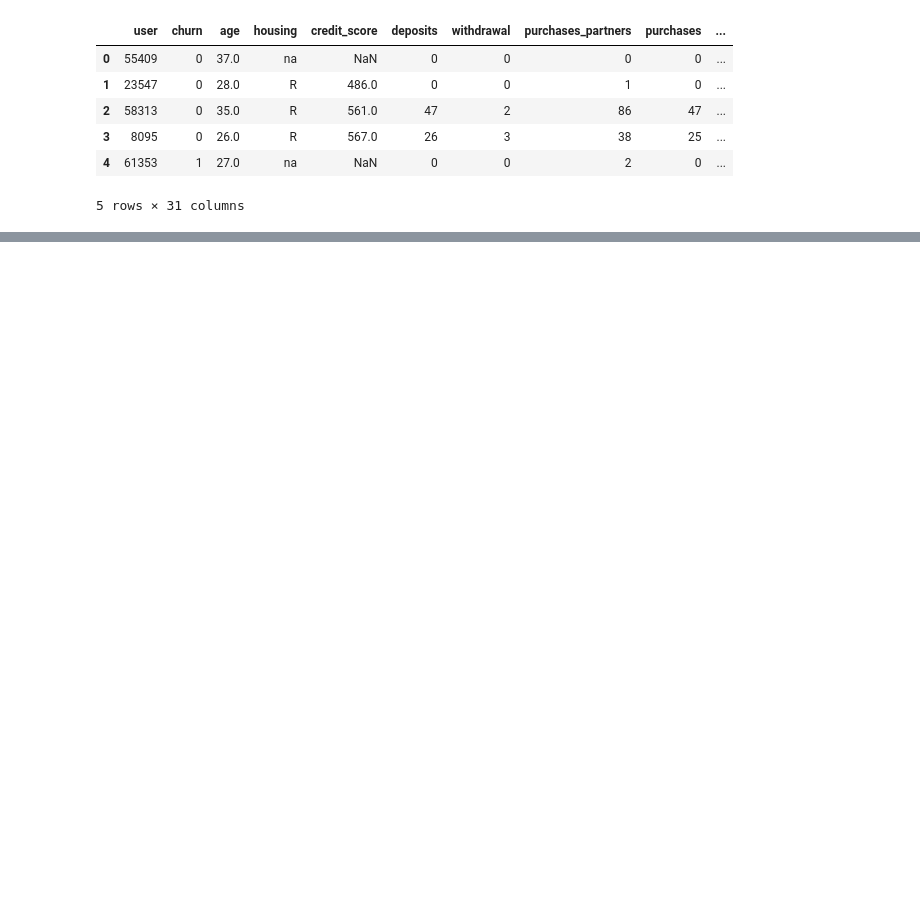
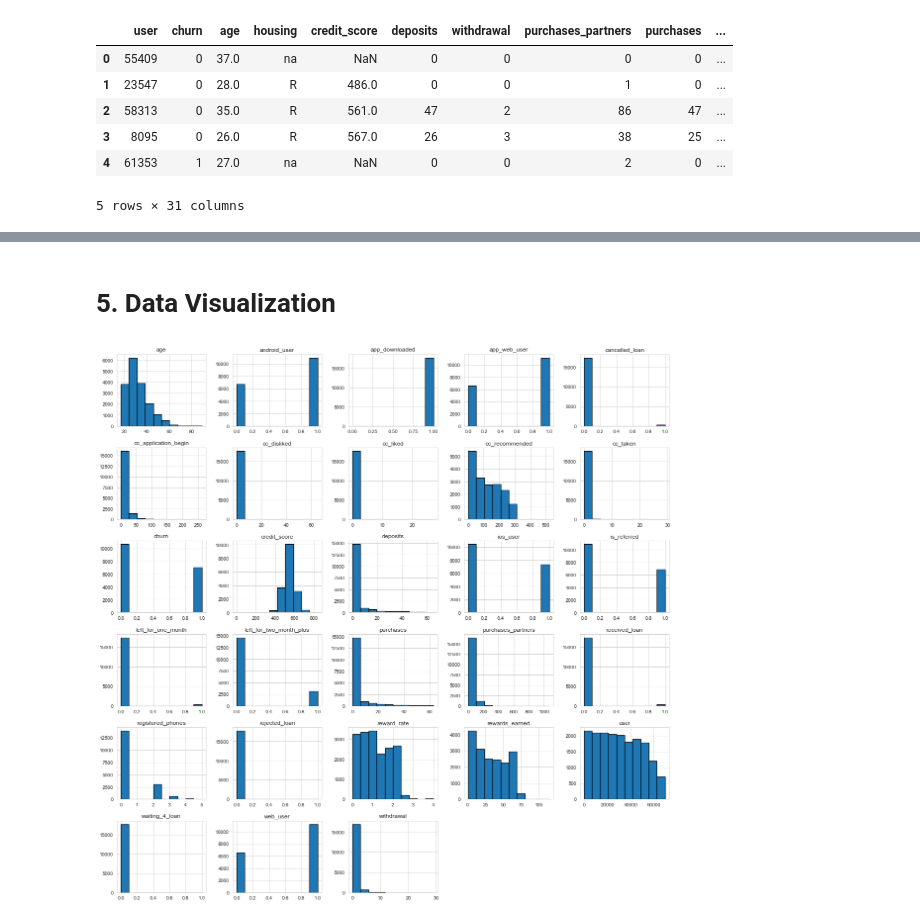
Before and after one commit to fares-ds/Minimizing-Churn-Rate-Through-Analysis-of-Financial-Habits, a Jupyter notebook: Minimizing Churn Rate Through Analysis of Financial Habits.ipynb, the cells around one changed output, grey strips where cells are left out. Cells and saved outputs as stored; diff of their text form; code cells hidden in the pictures; blank space fills up the shorter version.

Commit message:
Exploratory data analysis

```diff
--- a/Minimizing Churn Rate Through Analysis of Financial Habits.ipynb
+++ b/Minimizing Churn Rate Through Analysis of Financial Habits.ipynb
@@ -53,0 +125,3 @@ data.head()
+# %%
+data.dropna(inplace=True)
+data.shape
@@ -53,0 +170,6 @@ data.head()
+# %% [markdown]
+# 5. Data Visualization
+# %%
+data.hist(edgecolor='black', linewidth=1.2, figsize=(20, 20));
+# %% [output]
+[figure, added]
```
Also changed, not shown: parts of 15 cells of this notebook.
